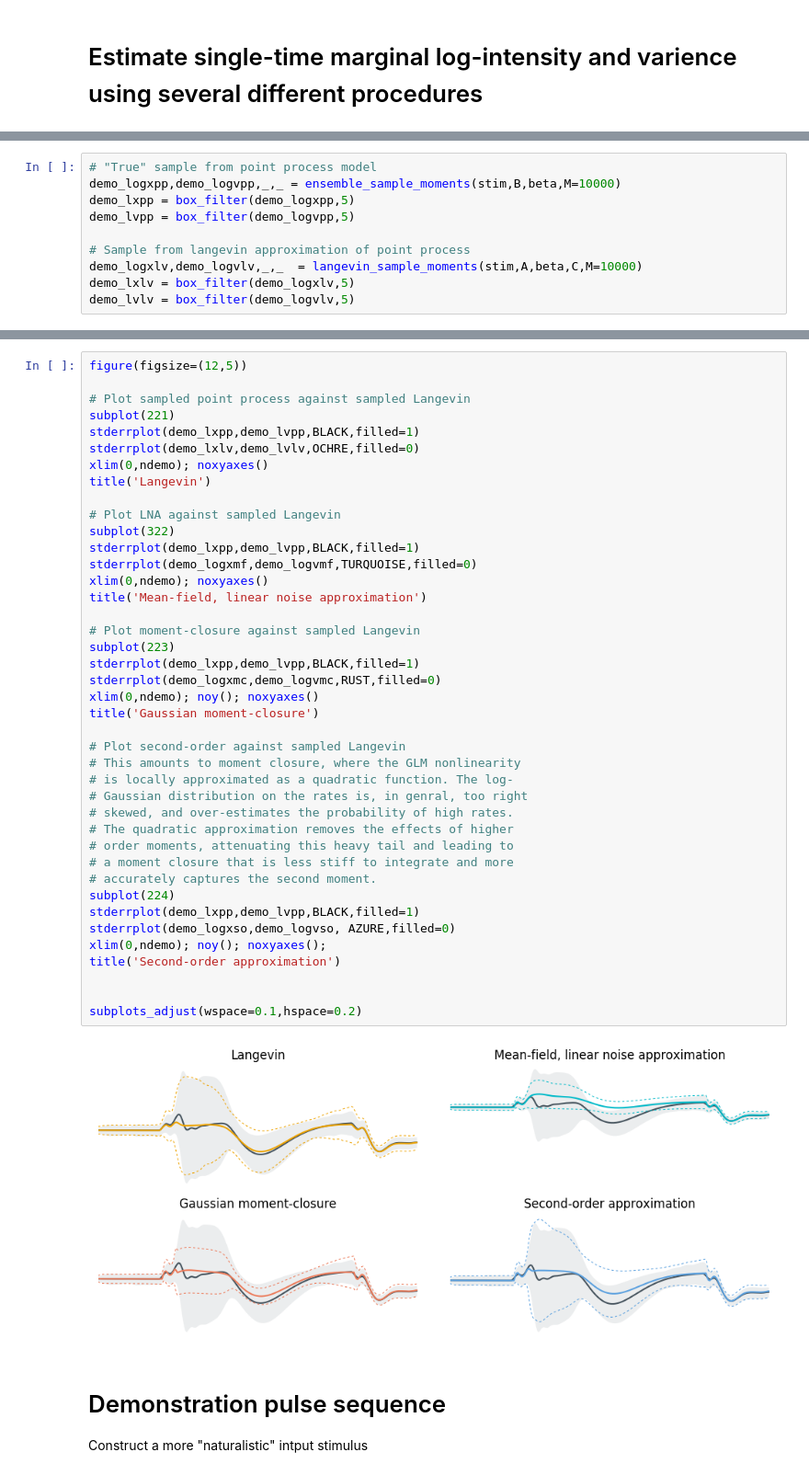
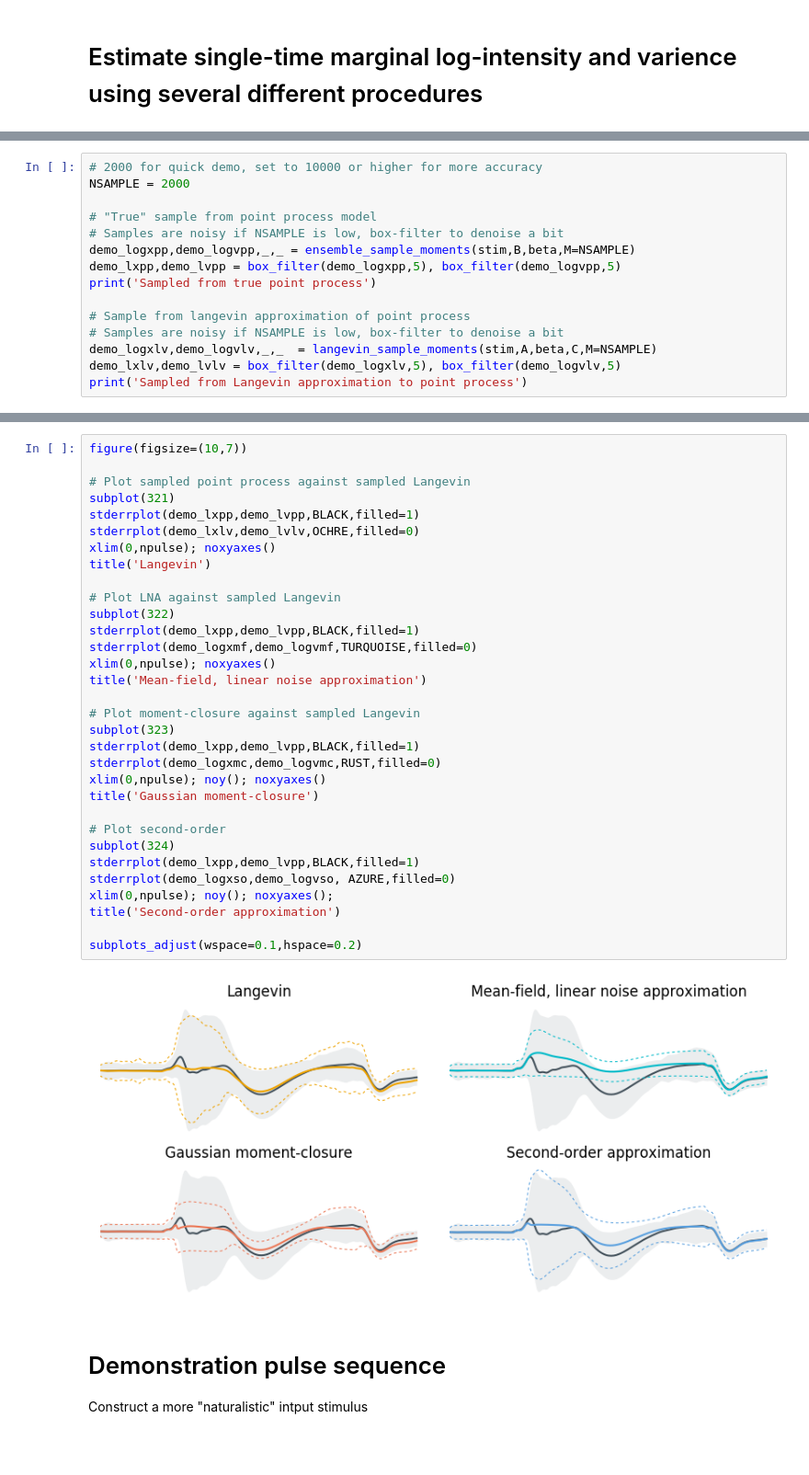
Before and after one commit to michaelerule/glm_moment_closure, a Jupyter notebook: ARPPGLM_moment_equations.ipynb, the cells around one changed output, grey strips where cells are left out. Shown at 92% size. Saved outputs shown, nothing was run; the diff lists cells and outputs as text; blank space fills up the shorter version.

```diff
--- a/ARPPGLM_moment_equations.ipynb
+++ b/ARPPGLM_moment_equations.ipynb
@@ -330,10 +342,15 @@ savefig(figure_prefix+'2.pdf',transparent=True,bbox_inches='tight')
 # %%
+# 2000 for quick demo, set to 10000 or higher for more accuracy
+NSAMPLE = 2000
+
 # "True" sample from point process model
-demo_logxpp,demo_logvpp,_,_ = ensemble_sample_moments(stim,B,beta,M=10000)
-demo_lxpp = box_filter(demo_logxpp,5)
-demo_lvpp = box_filter(demo_logvpp,5)
+# Samples are noisy if NSAMPLE is low, box-filter to denoise a bit
+demo_logxpp,demo_logvpp,_,_ = ensemble_sample_moments(stim,B,beta,M=NSAMPLE)
+demo_lxpp,demo_lvpp = box_filter(demo_logxpp,5), box_filter(demo_logvpp,5)
+print('Sampled from true point process')
 
 # Sample from langevin approximation of point process
-demo_logxlv,demo_logvlv,_,_  = langevin_sample_moments(stim,A,beta,C,M=10000)
-demo_lxlv = box_filter(demo_logxlv,5)
-demo_lvlv = box_filter(demo_logvlv,5)
+# Samples are noisy if NSAMPLE is low, box-filter to denoise a bit
+demo_logxlv,demo_logvlv,_,_  = langevin_sample_moments(stim,A,beta,C,M=NSAMPLE)
+demo_lxlv,demo_lvlv = box_filter(demo_logxlv,5), box_filter(demo_logvlv,5)
+print('Sampled from Langevin approximation to point process')
@@ -354,46 +386,37 @@ demo_logxmc,demo_logvmc,_,_ = integrate_moments(stim,A,beta,C,
 # %%
-figure(figsize=(12,5))
+figure(figsize=(10,7))
 
 # Plot sampled point process against sampled Langevin
-subplot(221)
+subplot(321)
 stderrplot(demo_lxpp,demo_lvpp,BLACK,filled=1)
 stderrplot(demo_lxlv,demo_lvlv,OCHRE,filled=0)
-xlim(0,ndemo); noxyaxes()
+xlim(0,npulse); noxyaxes()
 title('Langevin')
 
 # Plot LNA against sampled Langevin
 subplot(322)
 stderrplot(demo_lxpp,demo_lvpp,BLACK,filled=1)
 stderrplot(demo_logxmf,demo_logvmf,TURQUOISE,filled=0)
-xlim(0,ndemo); noxyaxes()
+xlim(0,npulse); noxyaxes()
 title('Mean-field, linear noise approximation')
 
 # Plot moment-closure against sampled Langevin
-subplot(223)
+subplot(323)
 stderrplot(demo_lxpp,demo_lvpp,BLACK,filled=1)
 stderrplot(demo_logxmc,demo_logvmc,RUST,filled=0)
-xlim(0,ndemo); noy(); noxyaxes()
+xlim(0,npulse); noy(); noxyaxes()
 title('Gaussian moment-closure')
 
-# Plot second-order against sampled Langevin
-# This amounts to moment closure, where the GLM nonlinearity
-# is locally approximated as a quadratic function. The log-
-# Gaussian distribution on the rates is, in genral, too right
-# skewed, and over-estimates the probability of high rates.
-# The quadratic approximation removes the effects of higher
-# order moments, attenuating this heavy tail and leading to
-# a moment closure that is less stiff to integrate and more
-# accurately captures the second moment.
-subplot(224)
+# Plot second-order
+subplot(324)
 stderrplot(demo_lxpp,demo_lvpp,BLACK,filled=1)
 stderrplot(demo_logxso,demo_logvso, AZURE,filled=0)
-xlim(0,ndemo); noy(); noxyaxes();
+xlim(0,npulse); noy(); noxyaxes();
 title('Second-order approximation')
 
-
 subplots_adjust(wspace=0.1,hspace=0.2)
 # %% [output]
-[figure, old version]
+[figure, new version]
 # %% [markdown]
 # Demonstration pulse sequence
 
```
Also changed, not shown: parts of 59 cells of this notebook, 16 other files.
